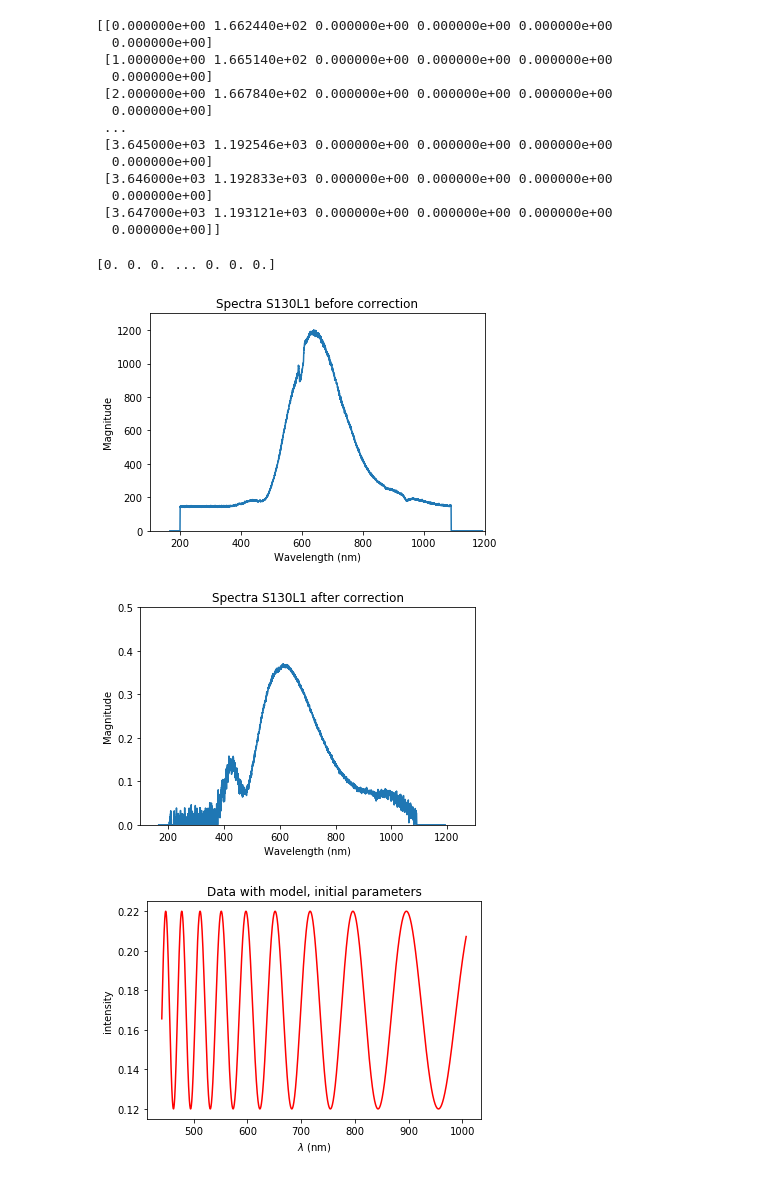
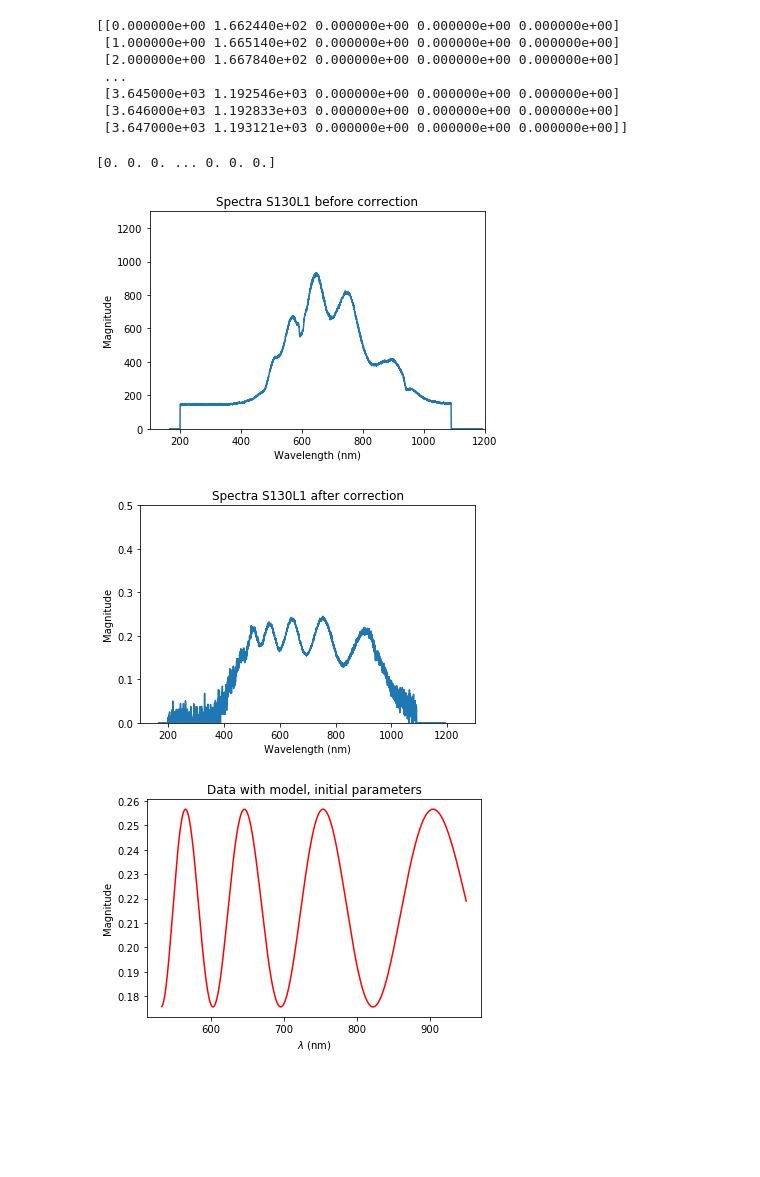
Before and after one commit to ManuelRojasPhysics/Reflectance, a Jupyter notebook: Plotting reflectance data.ipynb, the cells around one changed output. Drawn from its saved outputs; the diff is of its cells as text; code cells hidden in the pictures; blank space fills up the shorter version.

Commit message:
code now properly processes data, model with ideal parameters looks good, but fails fitting, need to investigate

```diff
--- a/Plotting reflectance data.ipynb
+++ b/Plotting reflectance data.ipynb
@@ -8,7 +9,7 @@ import warnings
 ##test
 # %%
 # Load data from file into array
-data_in = np.genfromtxt('s0014_L1.txt', skip_header=6, delimiter='	')
+data_in = np.genfromtxt(r'S011/S011L1.txt', skip_header=6, delimiter='	')
 # %%
 pixel = np.zeros(len(data_in))
 wavelength = np.zeros(len(data_in))
@@ -26,8 +27,5 @@ for i in range(len(data_in)):
     transref[i] = data_in[i][3]
 ## different trials (program takes image of spectra every 30 seconds)
     T1[i] = data_in[i][4]
-    T2[i] = data_in[i][5]
-    T3[i] = data_in[i][6]
-    T4[i] = data_in[i][7]
 # %%
 # Plot model with a solid line
@@ -51,25 +49,19 @@ plt.title('Spectra S0014');
 # %%
 #load in all necessary data, since background and noise data is needed
-s130 = np.genfromtxt('S130_L1.txt', skip_header = 6, delimiter = '	')
+s130 = np.genfromtxt('S011/S011L1.txt', skip_header = 6, delimiter = '	')
 blankARraw = np.genfromtxt('BLANK_AR.txt', skip_header = 6, delimiter = '	')
 blankBRraw = np.genfromtxt('BLANK_BR.txt', skip_header = 6, delimiter = '	')
-std_corrARraw = np.genfromtxt('STD_AR.txt', skip_header = 6, delimiter = '	')
-std_corrBRraw = np.genfromtxt('STD_BR.txt', skip_header = 6, delimiter = '	')
+std_corrARraw = np.genfromtxt('S011/std_ar.txt', skip_header = 6, delimiter = '	')
+std_corrBRraw = np.genfromtxt('S011/std1.txt', skip_header = 6, delimiter = '	')
 print(std_corrARraw)
 # %% [output]
-[[0.000000e+00 1.662440e+02 0.000000e+00 0.000000e+00 0.000000e+00
-  0.000000e+00]
- [1.000000e+00 1.665140e+02 0.000000e+00 0.000000e+00 0.000000e+00
-  0.000000e+00]
- [2.000000e+00 1.667840e+02 0.000000e+00 0.000000e+00 0.000000e+00
-  0.000000e+00]
+[[0.000000e+00 1.662440e+02 0.000000e+00 0.000000e+00 0.000000e+00]
+ [1.000000e+00 1.665140e+02 0.000000e+00 0.000000e+00 0.000000e+00]
+ [2.000000e+00 1.667840e+02 0.000000e+00 0.000000e+00 0.000000e+00]
  ...
- [3.645000e+03 1.192546e+03 0.000000e+00 0.000000e+00 0.000000e+00
-  0.000000e+00]
- [3.646000e+03 1.192833e+03 0.000000e+00 0.000000e+00 0.000000e+00
-  0.000000e+00]
- [3.647000e+03 1.193121e+03 0.000000e+00 0.000000e+00 0.000000e+00
-  0.000000e+00]]
+ [3.645000e+03 1.192546e+03 0.000000e+00 0.000000e+00 0.000000e+00]
+ [3.646000e+03 1.192833e+03 0.000000e+00 0.000000e+00 0.000000e+00]
+ [3.647000e+03 1.193121e+03 0.000000e+00 0.000000e+00 0.000000e+00]]
 # %%
 image1 = np.zeros(len(s130))
 image2 = np.zeros(len(s130))
@@ -82,7 +74,6 @@ std_corrBR = np.zeros(len(s130))
 ## data before correction
 for i in range(len(s130)):
     image1[i] = s130[i][4]
-    image2[i] = s130[i][5] ## may want to average runs?
     wavel[i] = s130[i][1]
     blankAR[i] = blankARraw[i][4] ## average before and after?
     blankBR[i] = blankBRraw[i][4]
@@ -112,7 +103,7 @@ plt.ylabel('Magnitude');
 # Add title
 plt.title('Spectra S130L1 before correction');
 # %% [output]
-[figure, old version]
+[figure, new version]
 # %%
 # Plot cleaned data with a solid line
 plt.plot(wavel,final, '-');
@@ -131,37 +122,37 @@ plt.ylabel('Magnitude');
 # Add title
 plt.title('Spectra S130L1 after correction');
 # %% [output]
-[figure, old version]
+[figure, new version]
 # %%
 ## Begin fitting by declaring model fitting function
 
 def model(a,b,d,x):
     n = 2.39
-    reflectance = a+b*np.cos(d*n*4*3.14/x)
+    reflectance = a+b*np.cos(d*n/x)
 
     return reflectance
 ## a and b are constants, d is thickness, x is wavelength, n is refractive index of material (2.39?)
 
 ## set initial param. values below based on existing data 2018-2019
 
-ainit = .17
-binit =.05
-dinit = 1500
+ainit = .21609
+binit =.04046
+dinit = 11887.87457
 ## index depends on material (2.39 used in existing data 2018-2019)
 pinit = [ainit,binit,dinit]
 ## plot model with inital parameters
 ## cut off start and end of data
-xmodel = wavel [1000:3000]
-
+xmodel = wavel [1330:2800]
+yfit1 = final[1330:2800]
 plt.plot(xmodel,model(ainit,binit,dinit,xmodel),'r-')
 
 # Label axes and give it a title for notebook (remove it when including the plot in a report)
 plt.xlabel('$\\lambda$ (nm)')
-plt.ylabel('intensity')
+plt.ylabel('Magnitude')
 plt.title('Data with model, initial parameters')
 plt.show()
 # %% [output]
-[figure, old version]
+[figure, new version]
 # %%
 ## need to subtract background, and divide out ?noise? (see origin file)
 
```
Also changed, not shown: parts of 3 cells of this notebook, 2 other files.
